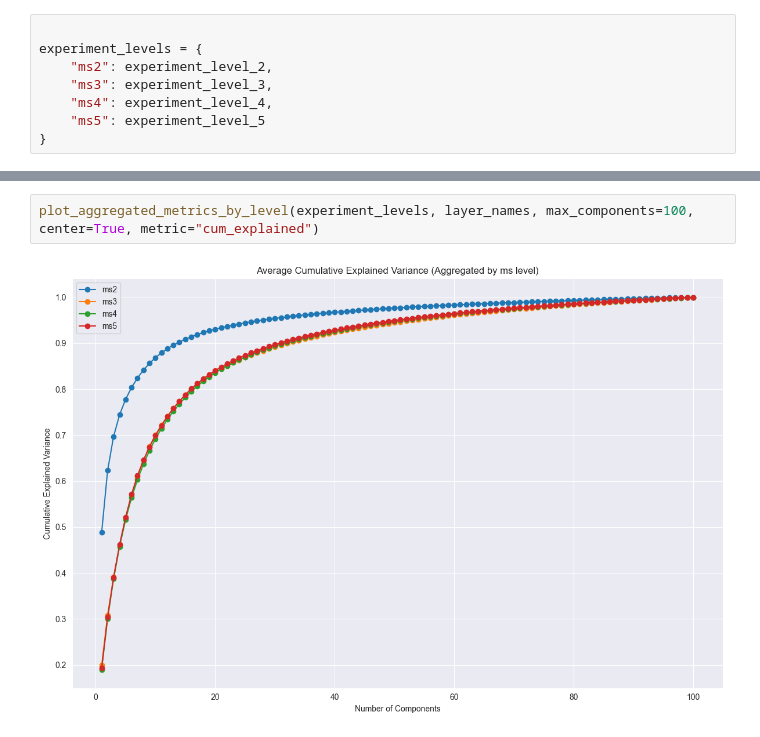
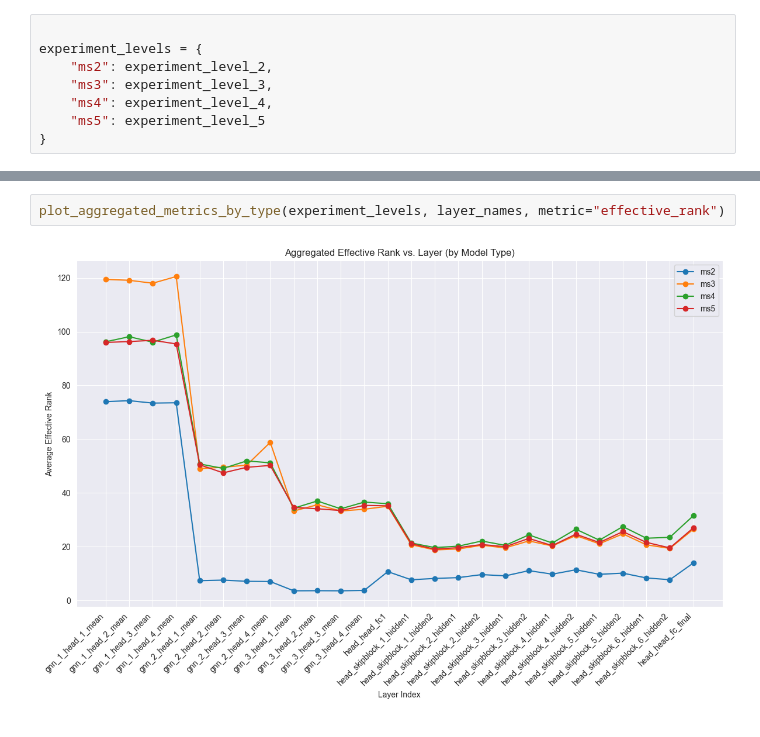
Before and after one commit to Jozefov/PhantoMS, a Jupyter notebook: notebooks/analysis/CKA_Retrieval_COSINE/eigen_values_by_input_representation.ipynb, the cells around one changed output, grey strips where cells are left out. Saved outputs shown, nothing was run; the diff lists cells and outputs as text.

```diff
--- a/notebooks/analysis/CKA_Retrieval_COSINE/eigen_values_by_input_representation.ipynb
+++ b/notebooks/analysis/CKA_Retrieval_COSINE/eigen_values_by_input_representation.ipynb
@@ -828,4 +723,4 @@ plot_aggregated_metrics_by_level(experiment_levels, layer_names, metric="effecti
-# %%
-plot_aggregated_metrics_by_level(experiment_levels, layer_names, max_components=100, center=True, metric="cum_explained")
-# %% [output]
-[figure, removed]
+# %%
+plot_aggregated_metrics_by_type(experiment_levels, layer_names, metric="effective_rank")
+# %% [output]
+[figure, added]
```
Also changed, not shown: parts of 5 cells of this notebook.
